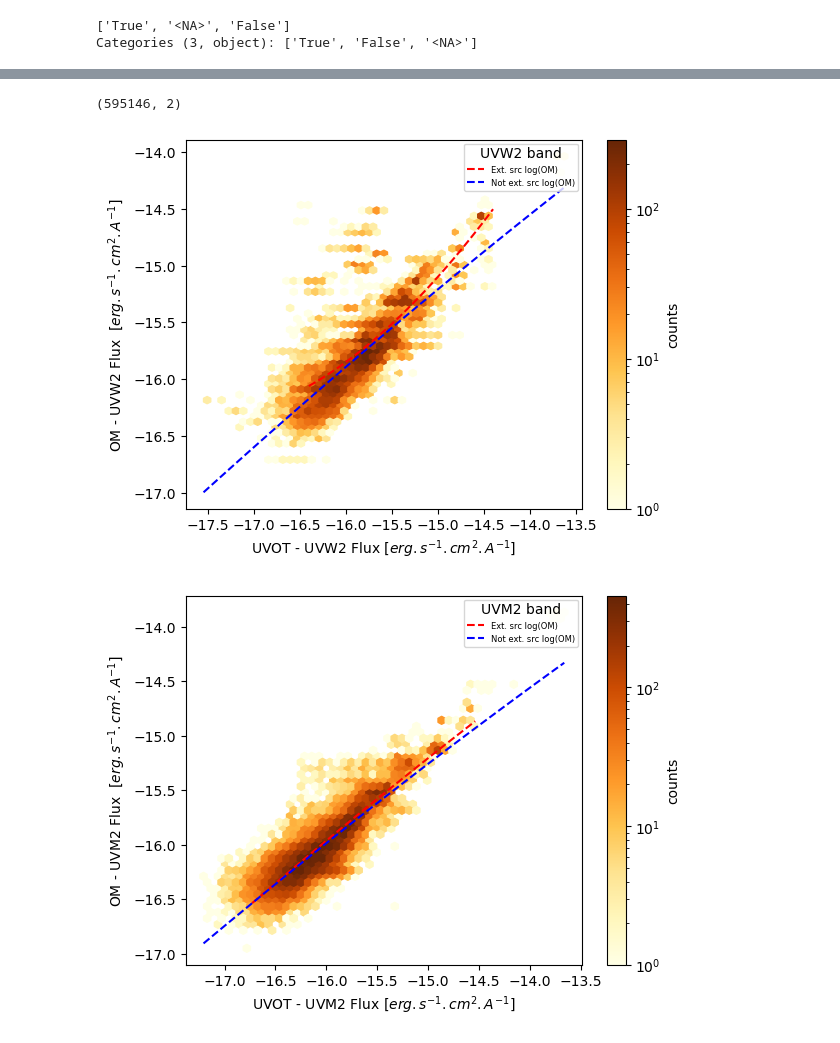
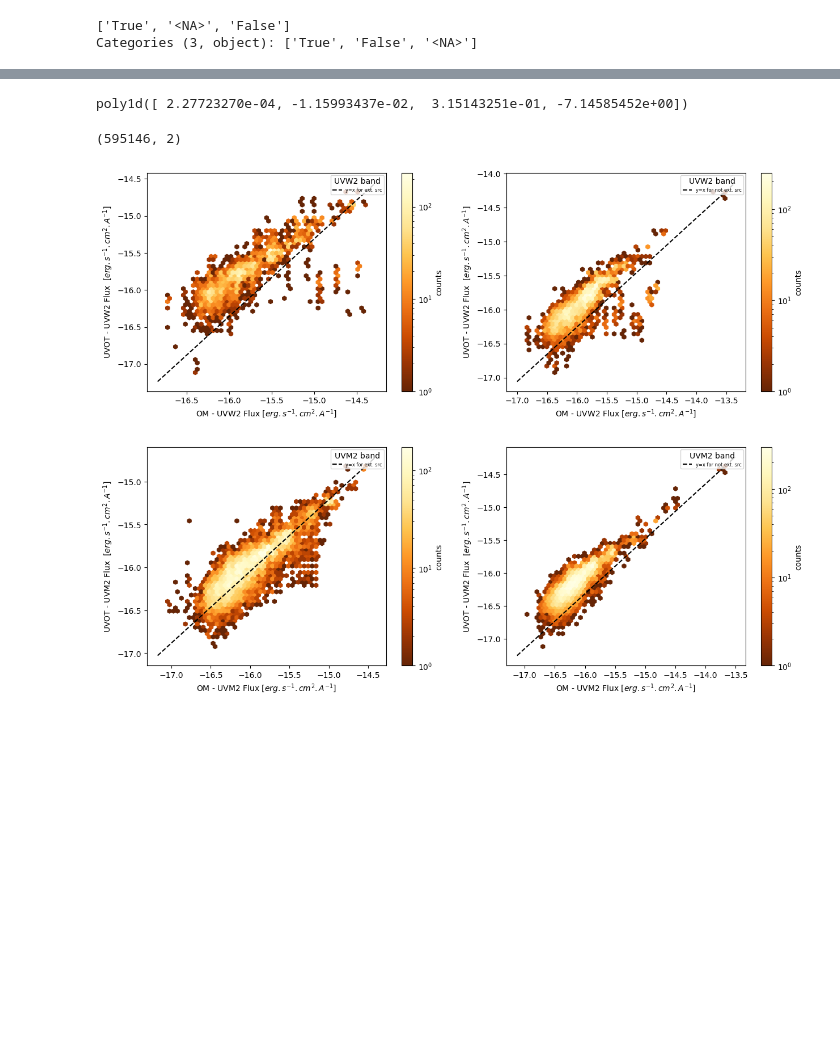
Before and after one commit to JulienValteau/TFM_TDE_Detection, a Jupyter notebook: UV_database_creation_pipeline/4- generate_catalogue_entries_db.ipynb, the cells around one changed output, grey strips where cells are left out. Saved outputs shown, nothing was run; the diff lists cells and outputs as text; code cells hidden in the pictures; blank space fills up the shorter version.

```diff
--- a/UV_database_creation_pipeline/4- generate_catalogue_entries_db.ipynb
+++ b/UV_database_creation_pipeline/4- generate_catalogue_entries_db.ipynb
@@ -62,6 +62,7 @@ dat.head(20)
 from pandas.api.types import CategoricalDtype
 cat_type = CategoricalDtype(categories=["True","False","<NA>"], ordered=False)
 # %%
+dat = dat.rename(columns={'OBSID_1': 'OBSID','MJD_START' : 'MJD'})
 dat['UVW2_QUALITY_FLAG'] = dat['UVW2_QUALITY_FLAG'].fillna(value=999)
 dat['UVW1_QUALITY_FLAG']= dat['UVW1_QUALITY_FLAG'].fillna(value=999)
 dat['UVM2_QUALITY_FLAG']= dat['UVM2_QUALITY_FLAG'].fillna(value=999)
@@ -370,8 +367,21 @@ for flux in ['UVW2','UVM2','UVW1','U','B','V']:
 
     # Plot figure
     fig, ax =plt.subplots()
-    hb =ax.hexbin(np.log10(df_flux_om[flux_name+'_x']),np.log10(df_flux_om[flux_name+'_y']),gridsize=50, bins='log', cmap='YlOrBr')
+    hb =ax.hexbin(np.log10(df_flux_om[flux_name+'_x']),np.log10(df_flux_om[flux_name+'_y']),gridsize=50, bins='log', cmap='YlOrBr_r')
     cb = fig.colorbar(hb, ax=ax, label='counts')
+
+    xmin, xmax= ax.get_xlim()
+    ymin, ymax= ax.get_ylim()
+
+    random_row_index = np.random.default_rng().choice(df_flux_om.index.values,100000)
+    data = np.vstack([np.log10(df_flux_om.loc[random_row_index,flux_name+'_x']),np.log10(df_flux_om.loc[random_row_index,flux_name+'_y'])])
+    kde = gaussian_kde(data)
+    grid_x, grid_y = np.mgrid[xmin:xmax:100j, ymin:ymax:100j]
+    grid_coords = np.vstack([grid_x.ravel(), grid_y.ravel()])
+    z = kde(grid_coords).reshape(100, 100)
+    thresholds=np.percentile(kde.evaluate(kde.resample(40000)),1)
+    contour = plt.contour(grid_x,grid_y,z,levels=[thresholds],colors='green',linewidths=2)
+    plt.clabel(contour, inline=True, fontsize=8, fmt={thresholds: f"{99}%"})
 
     ax.set_xlabel("OM - " + flux + ' Flux [' + "$erg.s^{-1}.cm^{2}.A^{-1}]$")
     ax.set_ylabel("OM - " + flux + ' Flux  [' + "$erg.s^{-1}.cm^{2}.A^{-1}]$")
@@ -386,6 +396,6 @@ for flux in ['UVW2','UVM2','UVW1','U','B','V']:
 # %%
-dat_OM_cor = dat_OM.copy()
-dat_OM_cor = dat_OM_cor.astype({'UVW2_FLUX': np.float64, 'UVM2_FLUX': np.float64, 'UVW1_FLUX': np.float64, 'U_FLUX': np.float64,\
+dat_UVOT_cor = dat_UVOT.copy()
+dat_UVOT_cor = dat_UVOT_cor.astype({'UVW2_FLUX': np.float64, 'UVM2_FLUX': np.float64, 'UVW1_FLUX': np.float64, 'U_FLUX': np.float64,\
            'B_FLUX': np.float64, 'V_FLUX': np.float64})
 # %%
 for flux in ['UVW2','UVM2','UVW1','U','B','V']:
@@ -469,3 +481,7 @@ for flux in ['UVW2','UVM2','UVW1','U','B','V']:
+# %%
+p2
+# %% [output]
+poly1d([ 2.27723270e-04, -1.15993437e-02,  3.15143251e-01, -7.14585452e+00])
 # %%
 df_match.shape
 # %% [output]
@@ -473,51 +489,54 @@ df_match.shape
 # %%
 for flux in ['UVW2','UVM2','UVW1','U','B','V']:
 
     flux_name = flux + '_FLUX'
     flux_err = flux + '_FLUX_ERR'
     flag_extended = flux + '_EXTENDED'
     flux_quality = flux + '_QUALITY_FLAG'
 
     # Dataframe UVOT for this band
-    df_flux_uvot = dat_UVOT[['SRCNUM',flux_name,flux_err,flag_extended, flux_quality]].dropna(subset=[flux_name]).reset_index()
+    df_flux_uvot = dat_UVOT_cor[['SRCNUM',flux_name,flux_err,flag_extended, flux_quality]].dropna(subset=[flux_name]).reset_index()
     df_flux_uvot = df_flux_uvot[df_flux_uvot[flux_quality] == 0]
 
     # Data frame OM for this band
-    df_flux_om = dat_OM_cor[['SRCNUM',flux_name,flux_err,flag_extended, flux_quality]].dropna(subset=[flux_name]).reset_index()
+    df_flux_om = dat_OM[['SRCNUM',flux_name,flux_err,flag_extended, flux_quality]].dropna(subset=[flux_name]).reset_index()
     df_flux_om = df_flux_om[df_flux_om[flux_quality] == 0]
 
     # Merge results
     df_match = df_match.rename(columns={'SRCNUM_UVOT':'SRCNUM_UVOT_1','SRCNUM_OM':'SRCNUM_OM_1'})
     df_merge = df_match.merge(df_flux_uvot, left_on='SRCNUM_UVOT_1', right_on='SRCNUM',
                               suffixes=(None,'_UVOT')).merge(df_flux_om, left_on='SRCNUM_OM_1',
                                                              right_on='SRCNUM',suffixes=('_UVOT','_OM'))
+   # Definition conservative of extended source
+    ind_extended = (df_merge[flag_extended+ '_UVOT'] == "True") | (df_merge[flag_extended+ '_OM'] == "True")
 
     # Plot figure
-    fig, ax =plt.subplots()
-    x=np.log10(df_merge[flux_name + '_UVOT'])
-    y=np.log10(df_merge[flux_name + '_OM'])
-    hb =ax.hexbin(x,y,gridsize=50, bins='log', cmap='YlOrBr')
-    cb = fig.colorbar(hb, ax=ax, label='counts')
+    fig, (ax1, ax2) =plt.subplots(1,2,figsize=(15, 5))
 
-    ind_extended = (df_merge[flag_extended+ '_UVOT'] == "True") & (df_merge[flag_extended+ '_OM'] == "True")
-    ind_not_extended = (df_merge[flag_extended+ '_UVOT'] == "False") & (df_merge[flag_extended+ '_OM'] == "False")
+    x=np.log10(df_merge.loc[ind_extended,flux_name + '_OM'])
+    y=np.log10(df_merge.loc[ind_extended,flux_name + '_UVOT'])
+    hb =ax1.hexbin(x,y,gridsize=50, bins='log', cmap='YlOrBr_r')
+    cb = fig.colorbar(hb, ax=ax1, label='counts')
 
-    #ax.scatter(np.log10(df_merge.loc[ind1,flux_name + '_UVOT']), np.log10(df_merge.loc[ind1,flux_name + '_OM']), c='m',marker='x', \
-    #           label='Ext. src')
-    x=np.log10(df_merge.loc[ind_extended,flux_name + '_UVOT'])
-    y=np.log10(df_merge.loc[ind_extended,flux_name + '_OM'])
-    p = np.poly1d(np.polyfit(x,y, deg=3))
-    xp = np.linspace(x.min(), x.max(), 100)
-    ax.plot(xp,p(xp), color='r', linestyle='dashed', label= "Ext. src log(OM)")
+    xmin, xmax= ax1.get_xlim()
+    ymin, ymax= ax1.get_ylim()
+    ax1.plot([xmin, xmax],[ymin, ymax], color='black', linestyle='dashed', label="y=x for ext. src")
+    ax1.set_xlabel("OM - " + flux + ' Flux [' + "$erg.s^{-1}.cm^{2}.A^{-1}]$")
+    ax1.set_ylabel("UVOT - " + flux + ' Flux  [' + "$erg.s^{-1}.cm^{2}.A^{-1}]$")
+    ax1.legend(loc='upper right',prop={'size': 6},title= flux + " band")
 
-    x=np.log10(df_merge.loc[~ind_extended,flux_name + '_UVOT'])
-    y=np.log10(df_merge.loc[~ind_extended,flux_name + '_OM'])
-    p = np.poly1d(np.polyfit(x,y, deg=3))
-    xp = np.linspace(x.min(), x.max(), 100)
-    ax.plot(xp,p(xp), color='b', linestyle='dashed', label= "Not ext. src log(OM)")
-    ax.set_xlabel("UVOT - " + flux + ' Flux [' + "$erg.s^{-1}.cm^{2}.A^{-1}]$")
-    ax.set_ylabel("OM - " + flux + ' Flux  [' + "$erg.s^{-1}.cm^{2}.A^{-1}]$")
-    ax.legend(loc='upper right',prop={'size': 6},title= flux + " band")
+    x=np.log10(df_merge.loc[~ind_extended,flux_name + '_OM'])
+    y=np.log10(df_merge.loc[~ind_extended,flux_name + '_UVOT'])
+    hb =ax2.hexbin(x,y,gridsize=50, bins='log', cmap='YlOrBr_r')
+    cb = fig.colorbar(hb, ax=ax2, label='counts')
+
+    xmin, xmax= ax2.get_xlim()
+    ymin, ymax= ax2.get_ylim()
+    ax2.plot([xmin, xmax],[ymin, ymax], color='black', linestyle='dashed', label="y=x for not ext. src")
+    ax2.set_xlabel("OM - " + flux + ' Flux [' + "$erg.s^{-1}.cm^{2}.A^{-1}]$")
+    ax2.set_ylabel("UVOT - " + flux + ' Flux  [' + "$erg.s^{-1}.cm^{2}.A^{-1}]$")
+    ax2.legend(loc='upper right',prop={'size': 6},title= flux + " band")
+    fig.savefig(roots_tfm + '/Calibration/OM_vs_UVOT_ ' + flux + '_galaxies_after_calib.png',dpi=1200)
 # %% [output]
-[figure, old version]
+[figure, new version]
-[figure, old version]
+[figure, new version]
```
Also changed, not shown: parts of 24 cells of this notebook, 7 other files.
